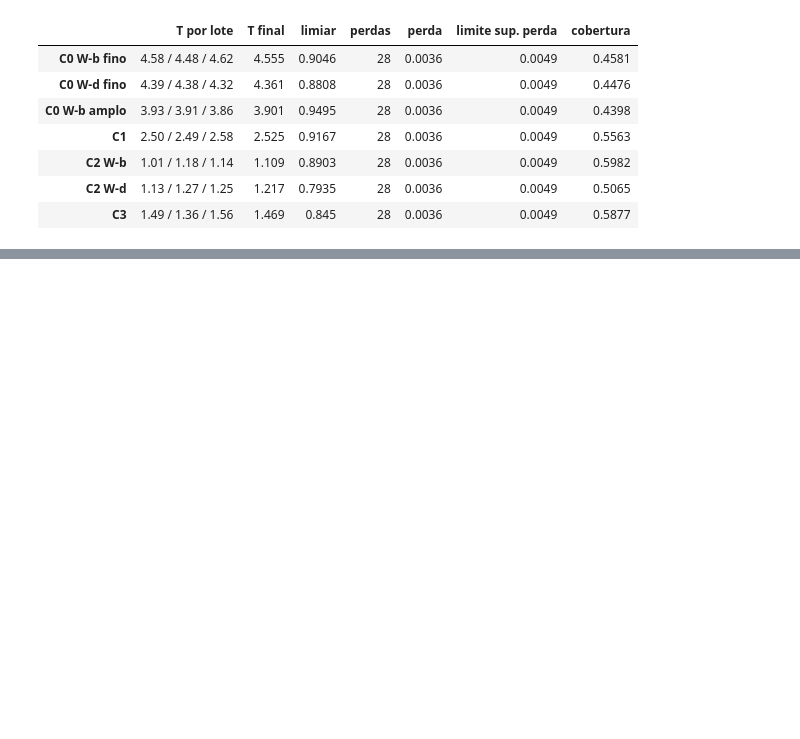
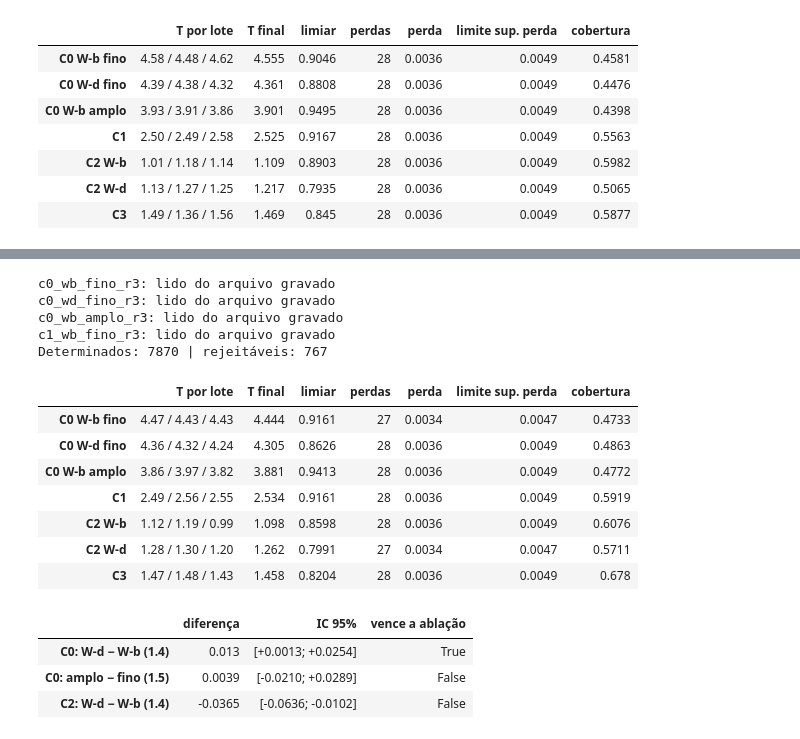
Before and after one commit to phelipecscosta/leitura_automatizada_mostradores_energia_pesquisa, a Jupyter notebook: exploracao/triagem_candidatos.ipynb, the cells around one changed output, grey strips where cells are left out. Drawn from its saved outputs; the diff is of its cells as text; code cells hidden in the pictures; blank space fills up the shorter version.

```diff
--- a/exploracao/triagem_candidatos.ipynb
+++ b/exploracao/triagem_candidatos.ipynb
@@ -261,0 +373,73 @@ c3_wb_fino: commit abcb7f8, sementes 3, épocas escolhidas [2, 7, 3, 8, 5, 4, 3,
+# %%
+# Bloco código 11
+from training.group_dataset import DEV_LABELS_R3
+
+photos_r3 = load_group_photos(DEV_LABELS_R3)
+assert [p.pseudonym for p in photos_r3] == codes, "Fotos ou ordem diferentes entre as versões."
+fine_r3 = np.array([p.target for p in photos_r3])
+broad_r3 = np.array([p.product_class for p in photos_r3])
+
+
+def run_probe_r3(name, feats, targets, output_class, weighting, config):
+    """Como run_probe, com os rótulos R3; grava uma vez e depois só lê."""
+    if (WORK_DIR / OOF_FOLDER / f"{name}.npz").exists():
+        print(f"{name}: lido do arquivo gravado")
+        return load_oof(WORK_DIR, name, EVAL_CODES)
+    logits, index, folds = cross_validate_probe(feats, photos_r3, targets, output_class, weighting)
+    assert [codes[i] for i in index] == EVAL_CODES
+    save_oof(WORK_DIR, name, EVAL_CODES, [photos_r3[i].lot for i in index], logits[None],
+             {**config, "ponderacao": weighting, "versao_rotulos": "r3",
+              "dobras": [vars(f) for f in folds]}, DEV_LABELS_R3[1])
+    print(f"{name}: iterações por dobra {[f.n_iter for f in folds]}")
+    return logits
+
+
+base0 = {"candidato": "C0", "extrator": "mobilenet_v3_large_224", "vistas": 5}
+oof_r3 = {
+    "C0 W-b fino": run_probe_r3("c0_wb_fino_r3", c0_feats, fine_r3, TRAINING_GROUP_CLASS, "W-b",
+                                {**base0, "rotulo": "fino"}),
+    "C0 W-d fino": run_probe_r3("c0_wd_fino_r3", c0_feats, fine_r3, TRAINING_GROUP_CLASS, "W-d",
+                                {**base0, "rotulo": "fino"}),
+    "C0 W-b amplo": run_probe_r3("c0_wb_amplo_r3", c0_feats, broad_r3, BROAD_CLASS, "W-b",
+                                 {**base0, "rotulo": "amplo"}),
+    "C1": run_probe_r3("c1_wb_fino_r3", c1_feats, fine_r3, TRAINING_GROUP_CLASS, "W-b",
+                       {"candidato": "C1", "extrator": "dinov2_224", "vistas": 5, "rotulo": "fino"}),
+    "C2 W-b": load_oof(WORK_DIR, "c2_wb_fino_r3", EVAL_CODES),
+    "C2 W-d": load_oof(WORK_DIR, "c2_wd_fino_r3", EVAL_CODES),
+    "C3": load_oof(WORK_DIR, "c3_wb_fino_r3", EVAL_CODES),
+}
+
+# Avaliação com os rótulos R3: as funções evaluate e compare usam estes globais
+results_v1, ablations_v1 = results, ablations   # registro do antes
+by_code_r3 = {p.pseudonym: p for p in photos_r3}
+labels = np.array([by_code_r3[c].product_class for c in EVAL_CODES])
+scores, results = {}, {}
+for name, logits in oof_r3.items():
+    results[name] = evaluate(name, logits, OUTPUT_CLASS[name])
+ablations = {
+    "C0: W-d − W-b (1.4)": compare("C0 W-d fino", "C0 W-b fino"),
+    "C0: amplo − fino (1.5)": compare("C0 W-b amplo", "C0 W-b fino"),
+    "C2: W-d − W-b (1.4)": compare("C2 W-d", "C2 W-b"),
+}
+print("Determinados:", int(np.isin(labels, DETERMINED).sum()),
+      "| rejeitáveis:", int((~np.isin(labels, DETERMINED)).sum()))
+display(pd.DataFrame(results).T)
+pd.DataFrame(ablations).T
+# %% [output]
+c0_wb_fino_r3: lido do arquivo gravado
+c0_wd_fino_r3: lido do arquivo gravado
+c0_wb_amplo_r3: lido do arquivo gravado
+c1_wb_fino_r3: lido do arquivo gravado
+Determinados: 7870 | rejeitáveis: 767
+|  | T por lote | T final | limiar | perdas | perda | limite sup. perda | cobertura |
+| C0 W-b fino | 4.47 / 4.43 / 4.43 | 4.444 | 0.9161 | 27 | 0.0034 | 0.0047 | 0.4733 |
+| C0 W-d fino | 4.36 / 4.32 / 4.24 | 4.305 | 0.8626 | 28 | 0.0036 | 0.0049 | 0.4863 |
+| C0 W-b amplo | 3.86 / 3.97 / 3.82 | 3.881 | 0.9413 | 28 | 0.0036 | 0.0049 | 0.4772 |
+| C1 | 2.49 / 2.56 / 2.55 | 2.534 | 0.9161 | 28 | 0.0036 | 0.0049 | 0.5919 |
+| C2 W-b | 1.12 / 1.19 / 0.99 | 1.098 | 0.8598 | 28 | 0.0036 | 0.0049 | 0.6076 |
+| C2 W-d | 1.28 / 1.30 / 1.20 | 1.262 | 0.7991 | 27 | 0.0034 | 0.0047 | 0.5711 |
+| C3 | 1.47 / 1.48 / 1.43 | 1.458 | 0.8204 | 28 | 0.0036 | 0.0049 | 0.678 |
+|  | diferença | IC 95% | vence a ablação |
+| C0: W-d − W-b (1.4) | 0.013 | [+0.0013; +0.0254] | True |
+| C0: amplo − fino (1.5) | 0.0039 | [-0.0210; +0.0289] | False |
+| C2: W-d − W-b (1.4) | -0.0365 | [-0.0636; -0.0102] | False |
```
Also changed, not shown: parts of 11 cells of this notebook.
